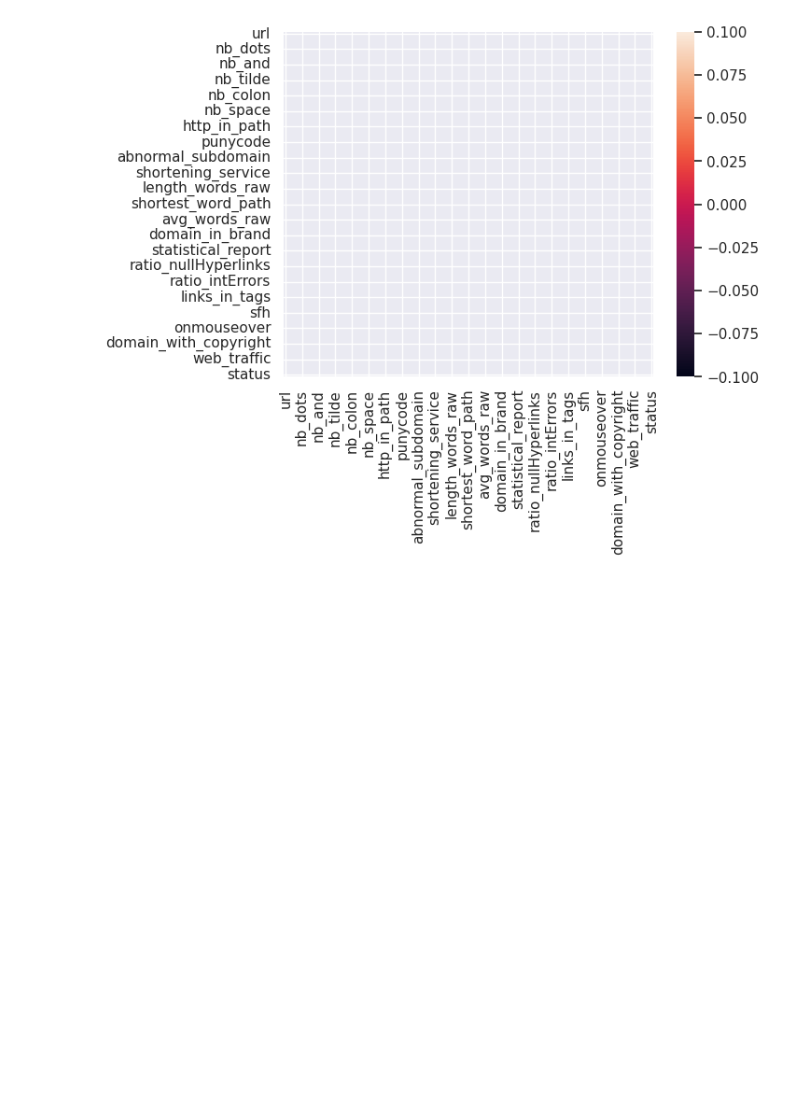
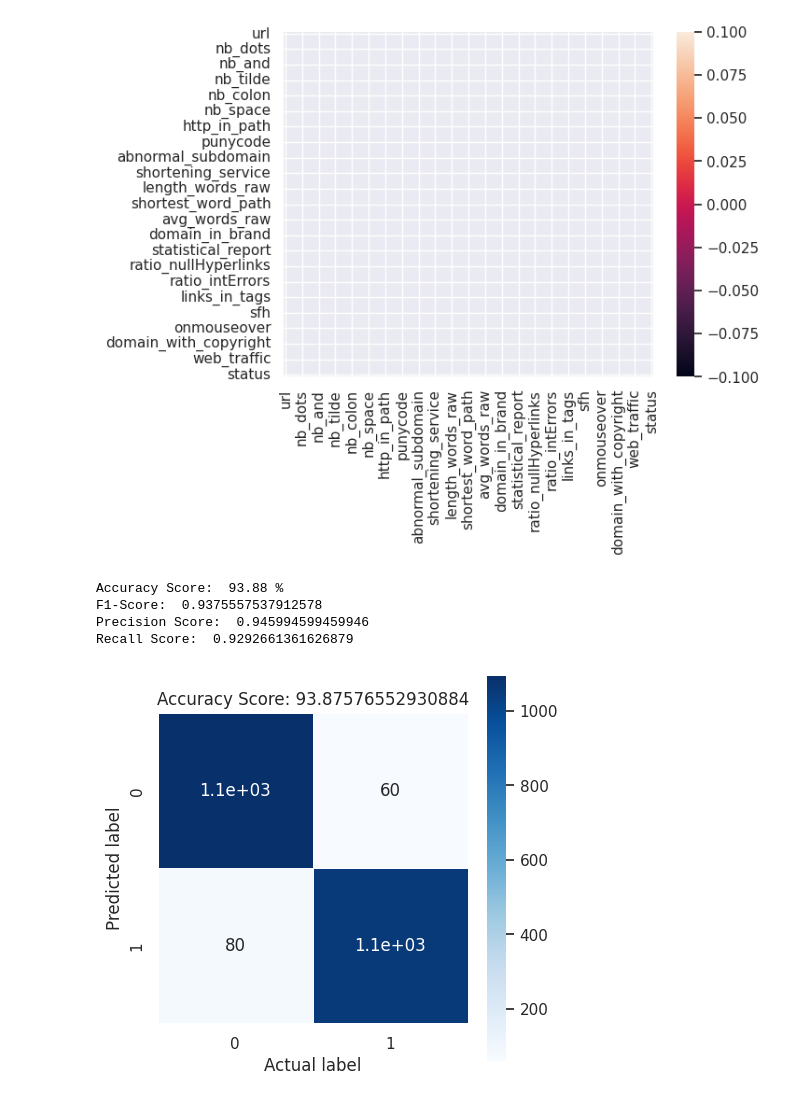
Before and after one commit to Deeksha-R-Kunder/Webpage-Phishing-detection, a Jupyter notebook: project.ipynb, the cells around one changed output. Saved outputs shown, nothing was run; the diff lists cells and outputs as text; code cells hidden in the pictures; blank space fills up the shorter version.

Commit message:
Machine Learning Model Building

```diff
--- a/project.ipynb
+++ b/project.ipynb
@@ -118,3 +118,33 @@ sns.heatmap(data_clean.corr(), fmt='.2g')
 # %% [output]
 <Axes: >
 [figure]
+# %%
+x=df.drop('status',axis=1)
+y=df.status
+# %%
+x_train,x_test,y_train,y_test=train_test_split(x,y,test_size=0.2,random_state=0) # ensures same set of data is used for splitting
+# %%
+def ModelEval(model,x_train,x_test,y_train,y_test):
+    model.fit(x_train,y_train) #used to train the model using the training dataset
+    y_pred=model.predict(x_test) # Uses the trained model to predict the target values for the test data.
+    print("Accuracy Score: ",round(accuracy_score(y_test,y_pred)*100,2),"%") # Overall, how many predictions were correct
+    print("F1-Score: ",f1_score(y_test,y_pred)) # Harmonic mean of precision and recall.Best when you want balance between precision and recall(for imbalanced datasets)
+    print("Precision Score: ",precision_score(y_test,y_pred)) # Out of the predicted positives, how many were actually positive
+    print("Recall Score: ",recall_score(y_test,y_pred)) # Out of the actual positives how many were correctly predicted
+    cm = confusion_matrix(y_test, y_pred)
+    plt.figure(figsize=(5,5))
+    sns.heatmap(data=cm,linewidths=.5, annot=True,square = True,  cmap = 'Blues')
+    all_sample_title= "Accuracy Score: {0}".format(model.score(x_test, y_test)*100)
+    plt.title(all_sample_title,fontsize=12)
+    plt.xlabel('Actual label')
+    plt.ylabel('Predicted label')
+    plt.show()
+# %%
+rfc = RandomForestClassifier(random_state=0)
+ModelEval(rfc,x_train,x_test,y_train,y_test)
+# %% [output]
+Accuracy Score:  93.88 %
+F1-Score:  0.9375557537912578
+Precision Score:  0.945994599459946
+Recall Score:  0.9292661361626879
+[figure, added]
```
Also changed, not shown: parts of 13 cells of this notebook.
